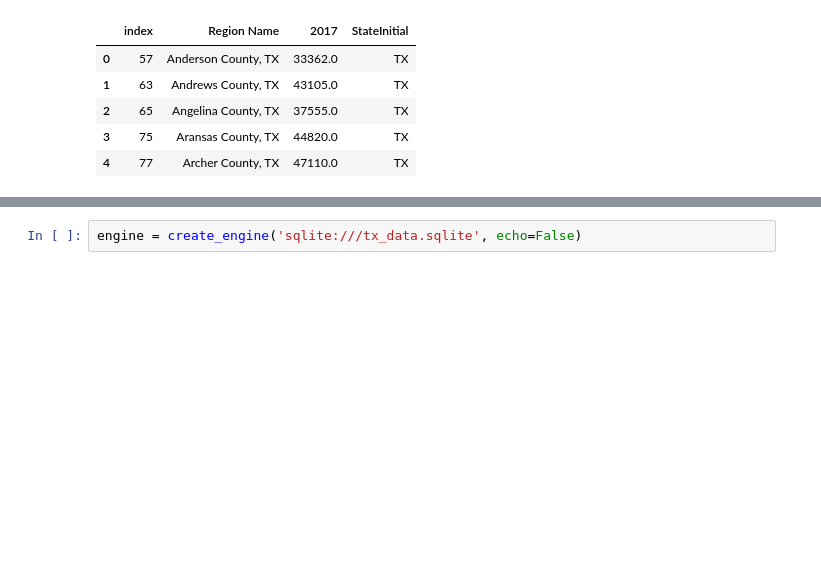
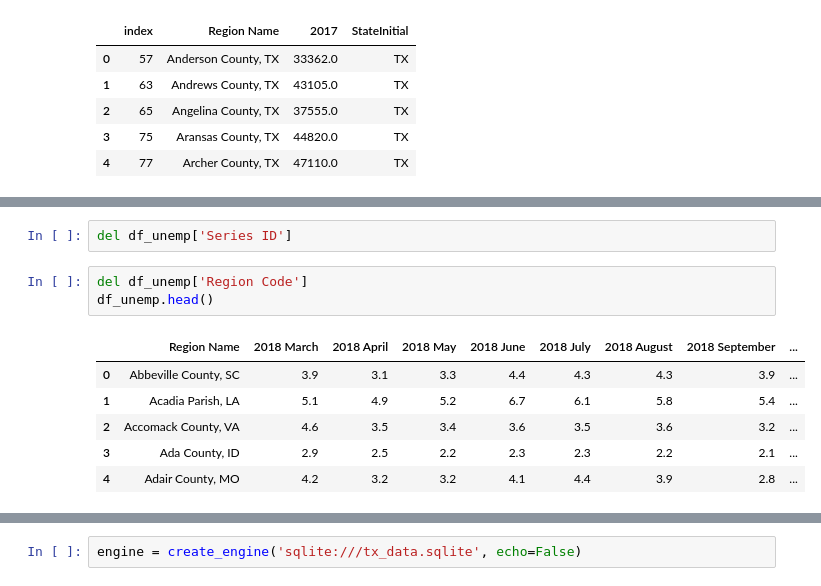
Before and after one commit to olegmrnv/texas_dream, a Jupyter notebook: Oleg/loading_data_into_SQL.ipynb, the cells around one changed output, grey strips where cells are left out. Saved outputs shown, nothing was run; the diff lists cells and outputs as text; blank space fills up the shorter version.

```diff
--- a/Oleg/loading_data_into_SQL.ipynb
+++ b/Oleg/loading_data_into_SQL.ipynb
@@ -92,0 +90,12 @@ df_income
+# %%
+del df_unemp['Series ID']
+# %%
+del df_unemp['Region Code']
+df_unemp.head()
+# %% [output]
+|  | Region Name | 2018 March | 2018 April | 2018 May | 2018 June | 2018 July | 2018 August | 2018 September | ... |
+| 0 | Abbeville County, SC | 3.9 | 3.1 | 3.3 | 4.4 | 4.3 | 4.3 | 3.9 | ... |
+| 1 | Acadia Parish, LA | 5.1 | 4.9 | 5.2 | 6.7 | 6.1 | 5.8 | 5.4 | ... |
+| 2 | Accomack County, VA | 4.6 | 3.5 | 3.4 | 3.6 | 3.5 | 3.6 | 3.2 | ... |
+| 3 | Ada County, ID | 2.9 | 2.5 | 2.2 | 2.3 | 2.3 | 2.2 | 2.1 | ... |
+| 4 | Adair County, MO | 4.2 | 3.2 | 3.2 | 4.1 | 4.4 | 3.9 | 2.8 | ... |
```
Also changed, not shown: parts of 9 cells of this notebook, 1 other file.
